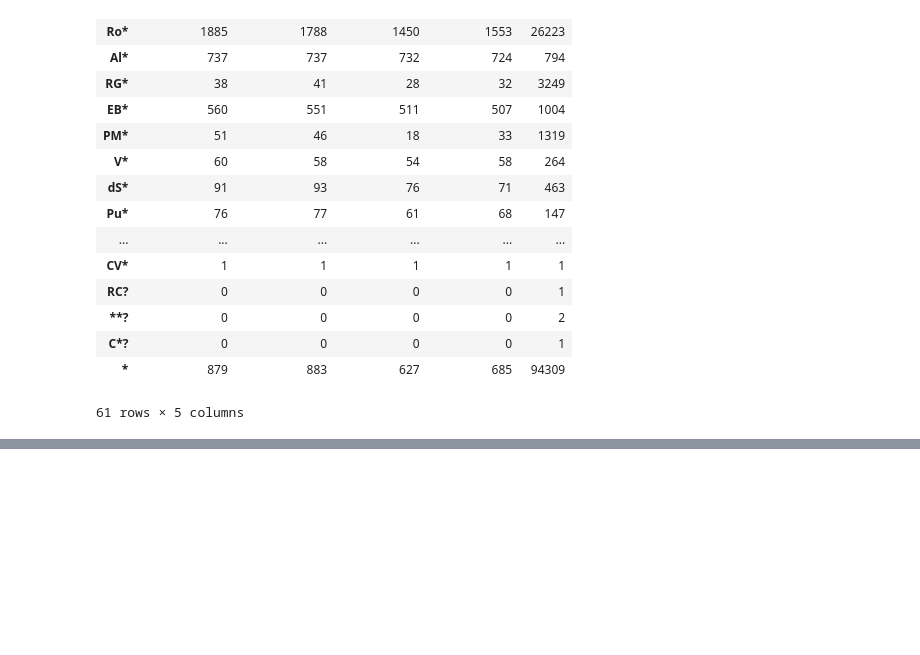
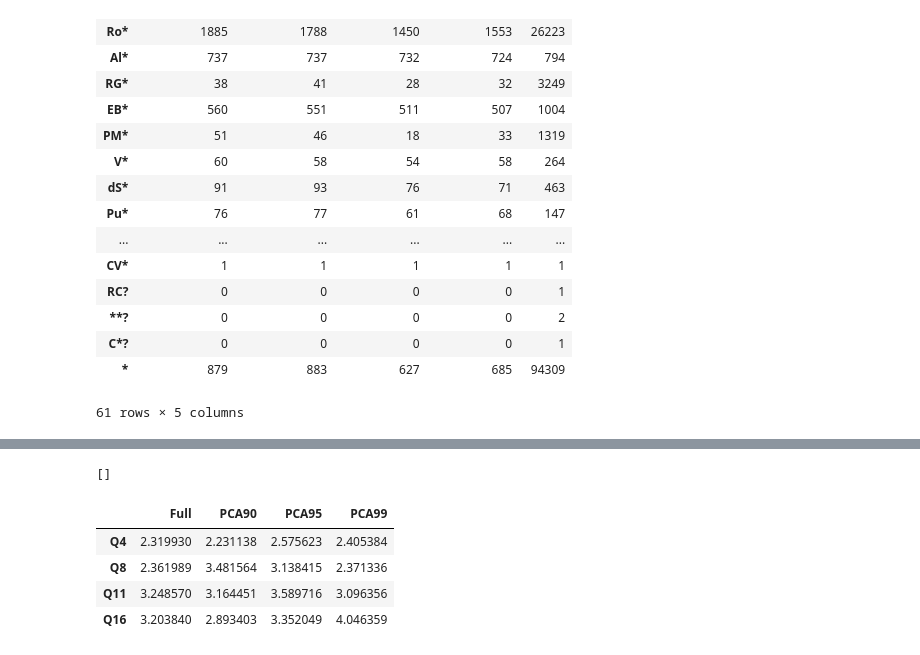
Before and after one commit to d-giles/lcfeatures, a Jupyter notebook: Catalog_Comparisons.ipynb, the cells around one changed output, grey strips where cells are left out. Drawn from its saved outputs; the diff is of its cells as text; code cells hidden in the pictures; blank space fills up the shorter version.

Commit message:
weirdness profile and continuing improvments

```diff
--- a/Catalog_Comparisons.ipynb
+++ b/Catalog_Comparisons.ipynb
@@ -929,0 +1051,13 @@ AttributeError: 'Series' object has no attribute 'arb'
+# %%
+tabby = weirdnessProfile('5110407')
+tabby.catalogCheck()
+# %% [output]
+[]
+# %%
+tabby.ranks
+# %% [output]
+|  | Full | PCA90 | PCA95 | PCA99 |
+| Q4 | 2.319930 | 2.231138 | 2.575623 | 2.405384 |
+| Q8 | 2.361989 | 3.481564 | 3.138415 | 2.371336 |
+| Q11 | 3.248570 | 3.164451 | 3.589716 | 3.096356 |
+| Q16 | 3.203840 | 2.893403 | 3.352049 | 4.046359 |
```
Also changed, not shown: parts of 20 cells of this notebook, 1 other file.
